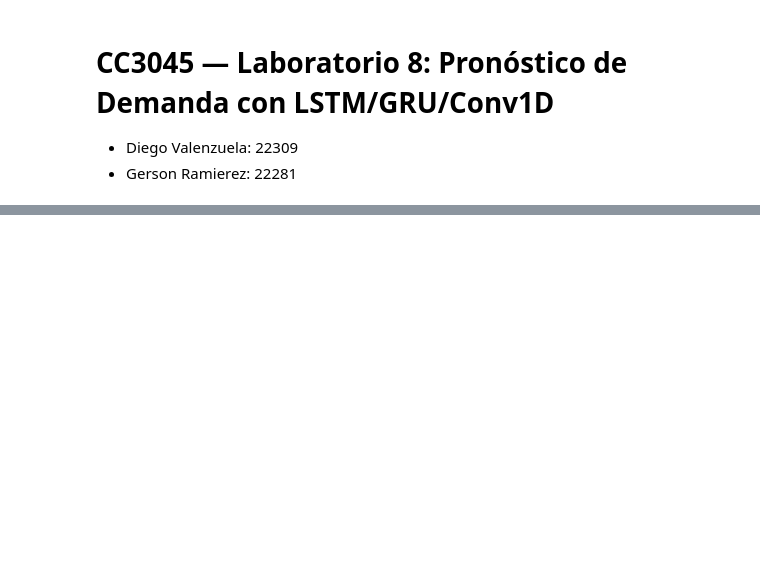
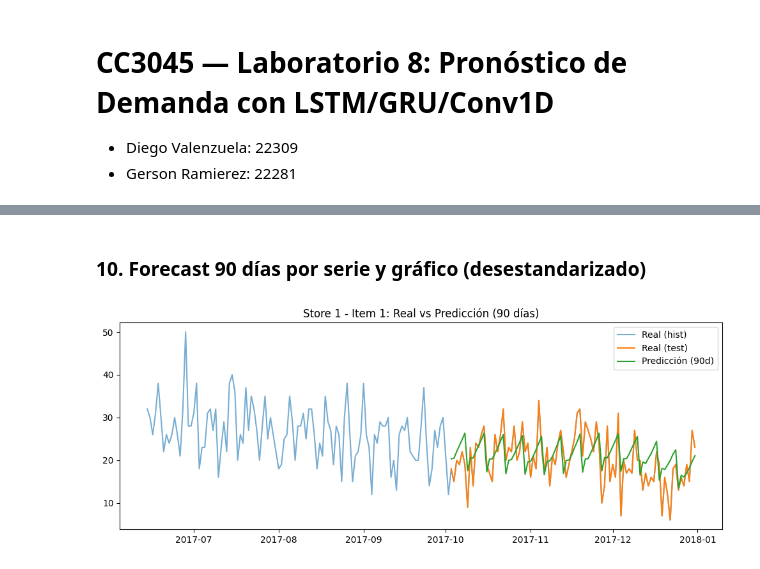
Before and after one commit to Diegoval-Dev/DeL-Lab8, a Jupyter notebook: Laboratorio8.ipynb, the cells around one changed output, grey strips where cells are left out. Saved outputs shown, nothing was run; the diff lists cells and outputs as text; code cells hidden in the pictures; blank space fills up the shorter version.

```diff
--- a/Laboratorio8.ipynb
+++ b/Laboratorio8.ipynb
@@ -215,0 +378,44 @@ KeyboardInterrupt:
+# %% [markdown]
+### 10. Forecast 90 días por serie y gráfico (desestandarizado)
+# %%
+def inverse_series(y_std, mu, sd):
+    return y_std * sd + mu
+
+# Tomemos una serie ejemplo (store=1, item=1) y graficamos últimos 200 días + predicción 90 días
+SAMP_STORE, SAMP_ITEM = 1, 1
+
+g_all = df[df["store"].eq(SAMP_STORE) & df["item"].eq(SAMP_ITEM)].sort_values("date").copy()
+g_train = df_train_s[(df_train_s["store"].eq(SAMP_STORE)) & (df_train_s["item"].eq(SAMP_ITEM))].sort_values("date")
+g_val   = df_val_s[(df_val_s["store"].eq(SAMP_STORE)) & (df_val_s["item"].eq(SAMP_ITEM))].sort_values("date")
+g_test  = df_test_s[(df_test_s["store"].eq(SAMP_STORE)) & (df_test_s["item"].eq(SAMP_ITEM))].sort_values("date")
+
+mu, sd = stats.get((SAMP_STORE, SAMP_ITEM), (0.0,1.0))
+
+# Construimos la última ventana que termina justo ANTES del periodo de test completo
+g_concat = pd.concat([g_train, g_val], axis=0).sort_values("date")
+y_hist = g_concat["y"].values
+
+if len(y_hist) >= WINDOW:
+    lastX = y_hist[-WINDOW:].astype(np.float32)[None, :, None]
+    yhat_std = model.predict(lastX, verbose=0)[0]  # (90,)
+    yhat = inverse_series(yhat_std, mu, sd)
+
+    # Serie real en test (ventas originales)
+    real = df_test[(df_test["store"].eq(SAMP_STORE)) & (df_test["item"].eq(SAMP_ITEM))].sort_values("date")["sales"].values[:PRED_STEPS]
+
+    # Eje temporal
+    last_hist_dates = g_concat["date"].iloc[-WINDOW:]
+    future_dates = pd.date_range(start=df_test["date"].min(), periods=PRED_STEPS, freq="D")
+
+    plt.figure(figsize=(10,4))
+    # mostramos últimos 200 días de la serie original
+    mask200 = g_all["date"] >= (g_all["date"].max() - pd.Timedelta(days=200))
+    plt.plot(g_all.loc[mask200, "date"], g_all.loc[mask200, "sales"], label="Real (hist)", alpha=0.6)
+    plt.plot(future_dates, real, label="Real (test)")
+    plt.plot(future_dates, yhat, label="Predicción (90d)")
+    plt.title(f"Store {SAMP_STORE} - Item {SAMP_ITEM}: Real vs Predicción (90 días)")
+    plt.legend(); plt.tight_layout(); plt.show()
+else:
+    print("No hay suficiente historia para armar la ventana de ejemplo.")
+# %% [output]
+[figure, added]
```
Also changed, not shown: parts of 42 cells of this notebook, 1 other file.
